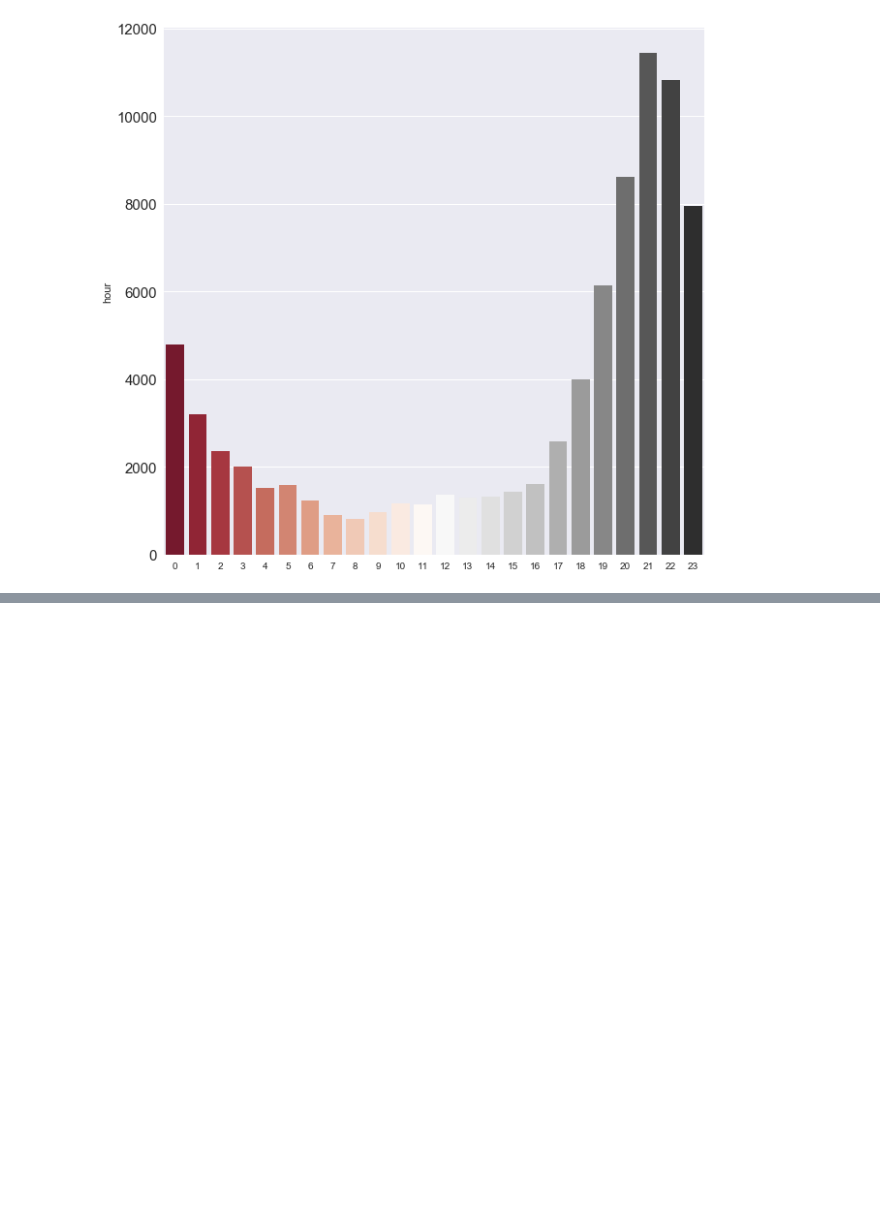
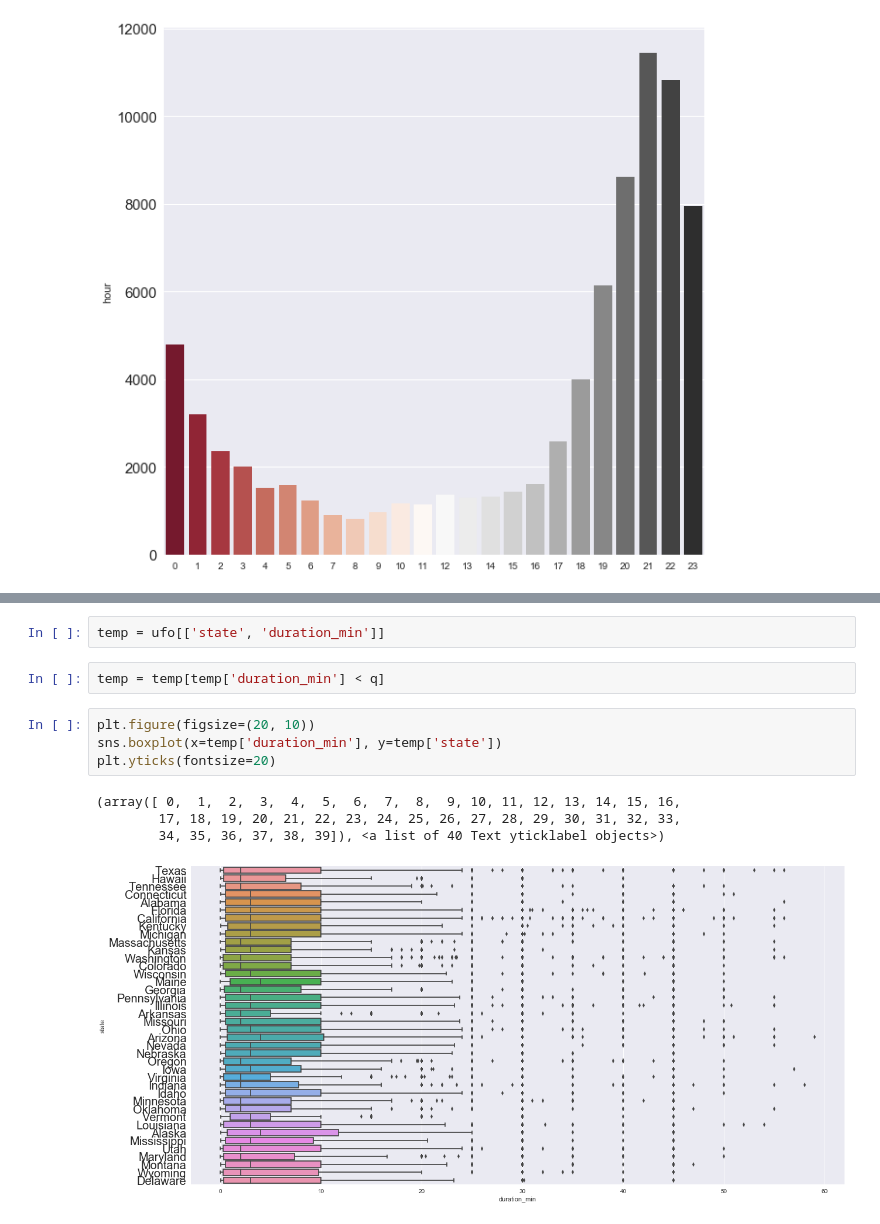
Before and after one commit to babinyurii/study-bench, a Jupyter notebook: ufo/UFO_walkthrough_1.ipynb, the cells around one changed output, grey strips where cells are left out. Drawn from its saved outputs; the diff is of its cells as text; blank space fills up the shorter version.

```diff
--- a/ufo/UFO_walkthrough_1.ipynb
+++ b/ufo/UFO_walkthrough_1.ipynb
@@ -488,0 +541,13 @@ plt.show()
+# %%
+temp = ufo[['state', 'duration_min']]
+# %%
+temp = temp[temp['duration_min'] < q]
+# %%
+plt.figure(figsize=(20, 10))
+sns.boxplot(x=temp['duration_min'], y=temp['state'])
+plt.yticks(fontsize=20)
+# %% [output]
+(array([ 0,  1,  2,  3,  4,  5,  6,  7,  8,  9, 10, 11, 12, 13, 14, 15, 16,
+        17, 18, 19, 20, 21, 22, 23, 24, 25, 26, 27, 28, 29, 30, 31, 32, 33,
+        34, 35, 36, 37, 38, 39]), <a list of 40 Text yticklabel objects>)
+[figure, added]
```
Also changed, not shown: parts of 11 cells of this notebook.
